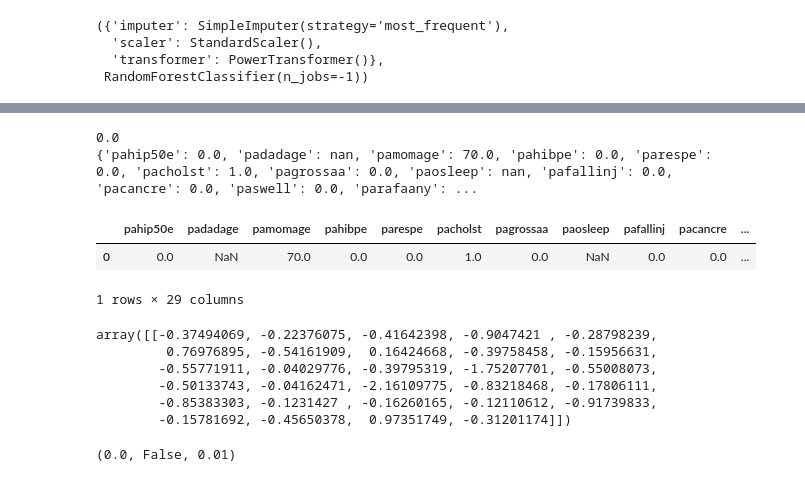
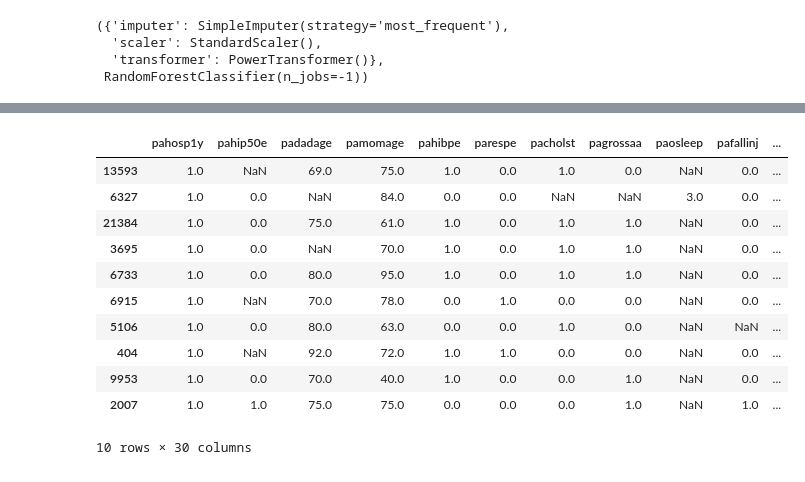
Before and after one commit to giraldiego/HPEP-Project, a Jupyter notebook: My-Hospitalization_Prediction_for_Elderly_People.ipynb, the cells around one changed output, grey strips where cells are left out. Drawn from its saved outputs; the diff is of its cells as text; code cells hidden in the pictures.

Commit message:
Add code for mass testing of individual patients

```diff
--- a/My-Hospitalization_Prediction_for_Elderly_People.ipynb
+++ b/My-Hospitalization_Prediction_for_Elderly_People.ipynb
@@ -420,44 +421,26 @@ df_s[df_s["pahosp1y"] == 0].head(10)
+# %%
+df_test_full = pd.concat([y_test, df_test], axis=1)
+# %%
+# Visualize 10 patients who were hospitalized
+df_test_full[df_test_full["pahosp1y"] == 1].head(10)
+# %% [output]
+|  | pahosp1y | pahip50e | padadage | pamomage | pahibpe | parespe | pacholst | pagrossaa | paosleep | pafallinj | ... |
+| 13593 | 1.0 | NaN | 69.0 | 75.0 | 1.0 | 0.0 | 1.0 | 0.0 | NaN | 0.0 | ... |
+| 6327 | 1.0 | 0.0 | NaN | 84.0 | 0.0 | 0.0 | NaN | NaN | 3.0 | 0.0 | ... |
+| 21384 | 1.0 | 0.0 | 75.0 | 61.0 | 1.0 | 0.0 | 1.0 | 1.0 | NaN | 0.0 | ... |
+| 3695 | 1.0 | 0.0 | NaN | 70.0 | 1.0 | 0.0 | 1.0 | 1.0 | NaN | 0.0 | ... |
+| 6733 | 1.0 | 0.0 | 80.0 | 95.0 | 1.0 | 0.0 | 1.0 | 1.0 | NaN | 0.0 | ... |
+| 6915 | 1.0 | NaN | 70.0 | 78.0 | 0.0 | 1.0 | 0.0 | 0.0 | NaN | 0.0 | ... |
+| 5106 | 1.0 | 0.0 | 80.0 | 63.0 | 0.0 | 0.0 | 1.0 | 0.0 | NaN | NaN | ... |
+| 404 | 1.0 | NaN | 92.0 | 72.0 | 1.0 | 1.0 | 0.0 | 0.0 | NaN | 0.0 | ... |
+| 9953 | 1.0 | 0.0 | 70.0 | 40.0 | 1.0 | 0.0 | 0.0 | 1.0 | NaN | 0.0 | ... |
+| 2007 | 1.0 | 1.0 | 75.0 | 75.0 | 0.0 | 0.0 | 0.0 | 1.0 | NaN | 1.0 | ... |
+10 rows × 30 columns
 # %%
-idx = 1 # change this number to extract a different patient
+# idx = 111
+# y_patient = df_test_full.loc[idx].iloc[0:1]["pahosp1y"].iloc[0]
+# print(y_patient) # Print it the patient was hospitalizated
 
-y_patient = df_s.loc[idx].iloc[0:1]["pahosp1y"].iloc[0]
-print(y_patient) # Print it the patient was hospitalizated
-
-# Convert patient to dict similar to format of the json in the api
-patient_dict = df_s.loc[idx].iloc[0:1].drop(target, axis=1).to_dict(orient="records")[0]
-print(patient_dict)
+# # Convert patient to dict similar to format of the json in the api
+# patient_dict = df_test_full.loc[idx].iloc[0:1].drop(target, axis=1).to_dict(orient="records")[0]
+# print(patient_dict)
-# %% [output]
-0.0
-{'pahip50e': 0.0, 'padadage': nan, 'pamomage': 70.0, 'pahibpe': 0.0, 'parespe': 0.0, 'pacholst': 1.0, 'pagrossaa': 0.0, 'paosleep': nan, 'pafallinj': 0.0, 'pacancre': 0.0, 'paswell': 0.0, 'parafaany': ...
-# %%
-df_patient = pd.Series(patient_dict).to_frame().T
-df_patient # This is the one generated from a dictionary
-# %% [output]
-|  | pahip50e | padadage | pamomage | pahibpe | parespe | pacholst | pagrossaa | paosleep | pafallinj | pacancre | ... |
-| 0 | 0.0 | NaN | 70.0 | 0.0 | 0.0 | 1.0 | 0.0 | NaN | 0.0 | 0.0 | ... |
-1 rows × 29 columns
-# %%
-## Now we apply the transformations to the single patient dataframe
-
-X_patient = imputer_imported.transform(df_patient)
-
-# Scaling the patient data
-X_patient = scaler_imported.transform(X_patient)
-
-# Normalizing the patient data
-X_patient = transformer_imported.transform(X_patient)
-
-X_patient
-# %% [output]
-array([[-0.37494069, -0.22376075, -0.41642398, -0.9047421 , -0.28798239,
-         0.76976895, -0.54161909,  0.16424668, -0.39758458, -0.15956631,
-        -0.55771911, -0.04029776, -0.39795319, -1.75207701, -0.55008073,
-        -0.50133743, -0.04162471, -2.16109775, -0.83218468, -0.17806111,
-        -0.85383303, -0.1231427 , -0.16260165, -0.12110612, -0.91739833,
-        -0.15781692, -0.45650378,  0.97351749, -0.31201174]])
-# %%
-y_patient_pred = model.predict_proba(X_patient)[0, 1]
-hospitalization = y_patient_pred >= 0.5
-y_patient, hospitalization, y_patient_pred
-# %% [output]
-(0.0, False, 0.01)
```
Also changed, not shown: parts of 7 cells of this notebook.
